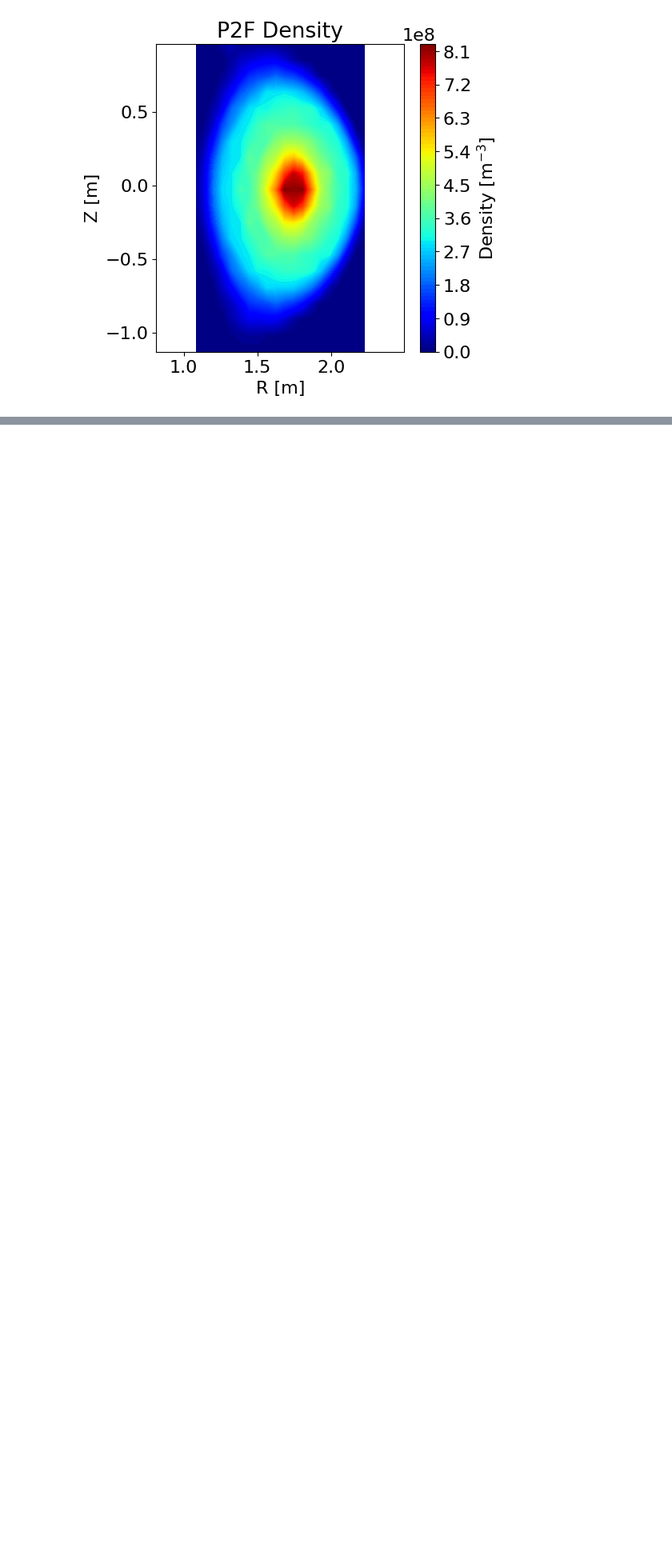
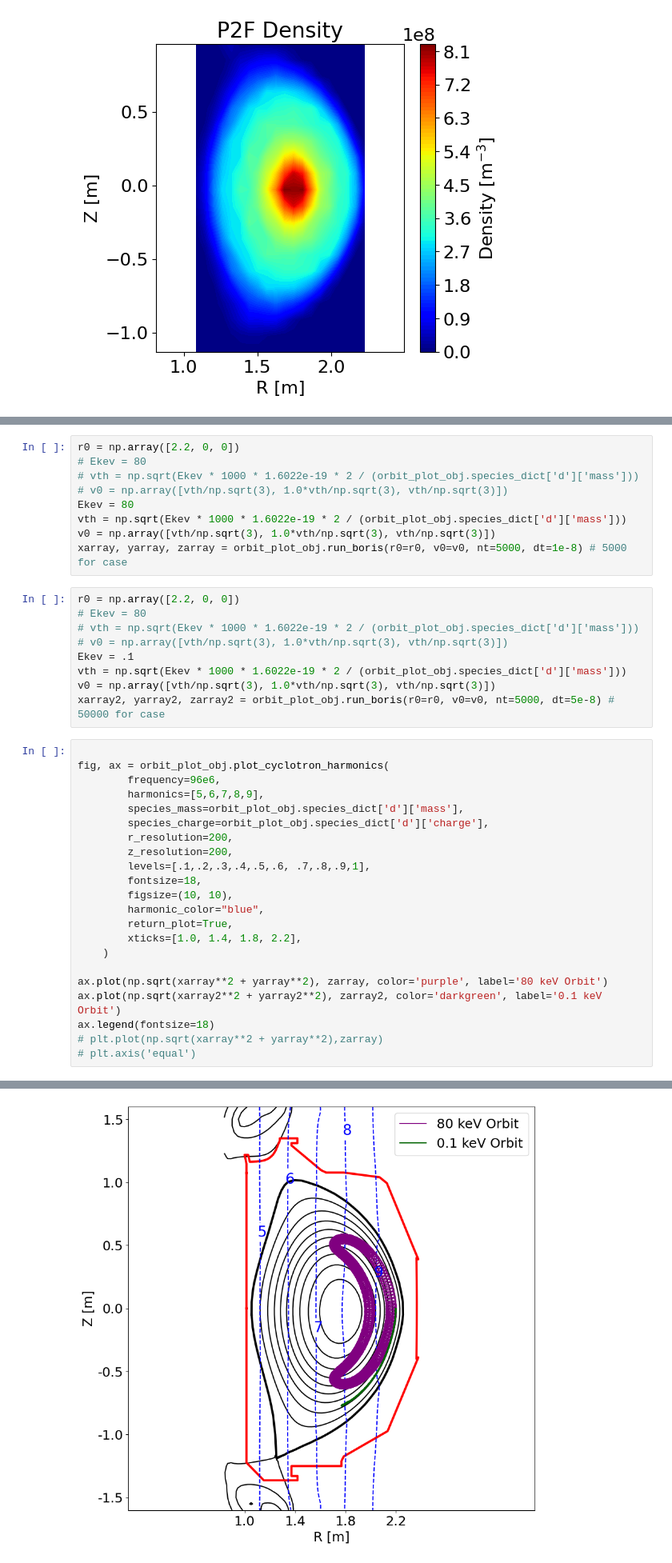
Before and after one commit to vandelij/aorsa_cql_mcgo_toolkit, a Jupyter notebook: shots/147634/mcgo_setup_and_pp.ipynb, the cells around one changed output, grey strips where cells are left out. Shown at 80% size. Cells and saved outputs as stored; diff of their text form; blank space fills up the shorter version.

```diff
--- a/shots/147634/mcgo_setup_and_pp.ipynb
+++ b/shots/147634/mcgo_setup_and_pp.ipynb
@@ -186,0 +232,41 @@ mcgo_pp.p2f_plot_distribution_function_at_RZ(
+# %%
+r0 = np.array([2.2, 0, 0])
+# Ekev = 80
+# vth = np.sqrt(Ekev * 1000 * 1.6022e-19 * 2 / (orbit_plot_obj.species_dict['d']['mass']))
+# v0 = np.array([vth/np.sqrt(3), 1.0*vth/np.sqrt(3), vth/np.sqrt(3)])
+Ekev = 80
+vth = np.sqrt(Ekev * 1000 * 1.6022e-19 * 2 / (orbit_plot_obj.species_dict['d']['mass']))
+v0 = np.array([vth/np.sqrt(3), 1.0*vth/np.sqrt(3), vth/np.sqrt(3)])
+xarray, yarray, zarray = orbit_plot_obj.run_boris(r0=r0, v0=v0, nt=5000, dt=1e-8) # 5000 for case
+# %%
+r0 = np.array([2.2, 0, 0])
+# Ekev = 80
+# vth = np.sqrt(Ekev * 1000 * 1.6022e-19 * 2 / (orbit_plot_obj.species_dict['d']['mass']))
+# v0 = np.array([vth/np.sqrt(3), 1.0*vth/np.sqrt(3), vth/np.sqrt(3)])
+Ekev = .1
+vth = np.sqrt(Ekev * 1000 * 1.6022e-19 * 2 / (orbit_plot_obj.species_dict['d']['mass']))
+v0 = np.array([vth/np.sqrt(3), 1.0*vth/np.sqrt(3), vth/np.sqrt(3)])
+xarray2, yarray2, zarray2 = orbit_plot_obj.run_boris(r0=r0, v0=v0, nt=5000, dt=5e-8) # 50000 for case
+# %%
+
+fig, ax = orbit_plot_obj.plot_cyclotron_harmonics(
+        frequency=96e6,
+        harmonics=[5,6,7,8,9],
+        species_mass=orbit_plot_obj.species_dict['d']['mass'],
+        species_charge=orbit_plot_obj.species_dict['d']['charge'],
+        r_resolution=200,
+        z_resolution=200,
+        levels=[.1,.2,.3,.4,.5,.6, .7,.8,.9,1],
+        fontsize=18,
+        figsize=(10, 10),
+        harmonic_color="blue",
+        return_plot=True,
+        xticks=[1.0, 1.4, 1.8, 2.2],
+    )
+
+ax.plot(np.sqrt(xarray**2 + yarray**2), zarray, color='purple', label='80 keV Orbit')
+ax.plot(np.sqrt(xarray2**2 + yarray2**2), zarray2, color='darkgreen', label='0.1 keV Orbit')
+ax.legend(fontsize=18)
+# plt.plot(np.sqrt(xarray**2 + yarray**2),zarray)
+# plt.axis('equal')
+# %% [output]
@@ -186,0 +274 @@ mcgo_pp.p2f_plot_distribution_function_at_RZ(
+[figure, added]
```
Also changed, not shown: parts of 9 cells of this notebook, 11 other files.
